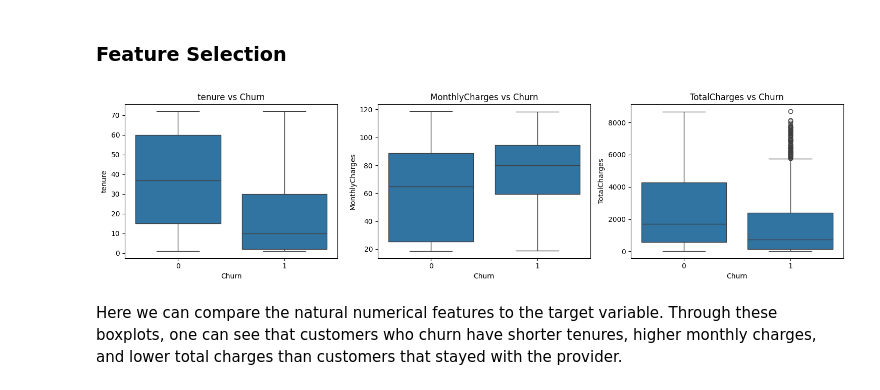
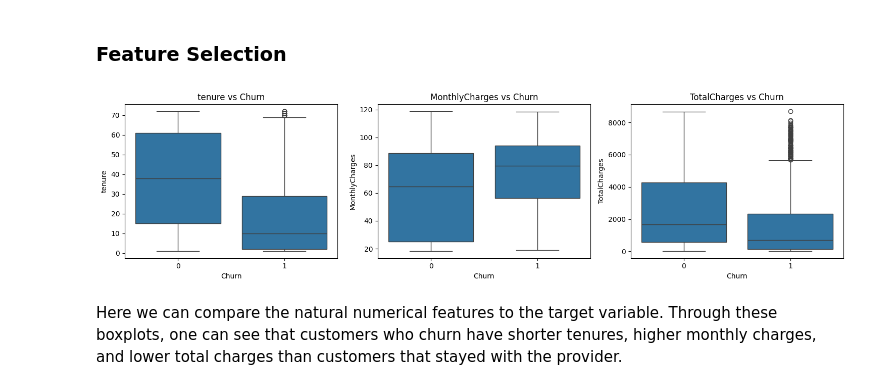
Before and after one commit to kd00250/COMP3800, a Jupyter notebook: Project2KennethDearman.ipynb, the cells around one changed output. Saved outputs shown, nothing was run; the diff lists cells and outputs as text; code cells hidden in the pictures.

```diff
--- a/Project2KennethDearman.ipynb
+++ b/Project2KennethDearman.ipynb
@@ -318,29 +309,29 @@ X_train, X_test, y_train, y_test = train_test_split(
 # %%
 import matplotlib.pyplot as plt
 import seaborn as sns
 
 numeric_columns = [
     'tenure',
     'MonthlyCharges',
     'TotalCharges'
 ]
 
 fig, axes = plt.subplots(1, 3, figsize=(15, 4))
 
 for i, column in enumerate(numeric_columns):
     sns.boxplot(
-        x=y_train,
-        y=X_train[column],
+        x=y,
+        y=X[column],
         ax=axes[i]
     )
 
     axes[i].set_title(f'{column} vs Churn')
     axes[i].set_xlabel('Churn')
     axes[i].set_ylabel(column)
 
 plt.tight_layout()
 plt.show()
 # %% [output]
-[figure, old version]
+[figure, new version]
 # %% [markdown]
 Here we can compare the natural numerical features to the target variable. Through these boxplots, one can see that customers who churn have shorter tenures, higher monthly charges, and lower total charges than customers that stayed with the provider.
```
Also changed, not shown: parts of 27 cells of this notebook.
